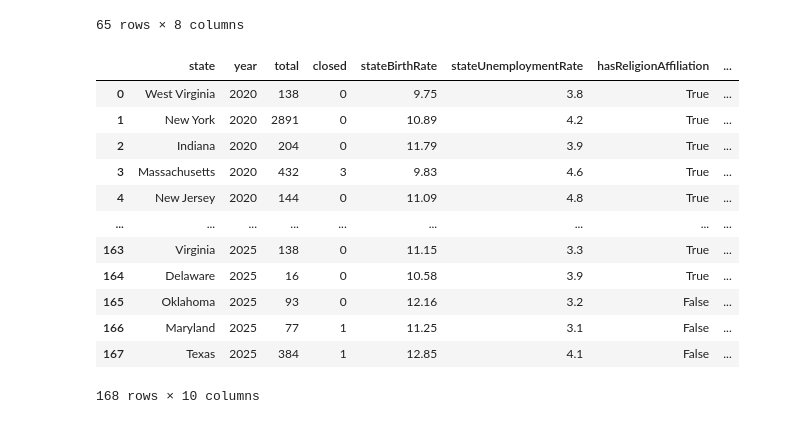
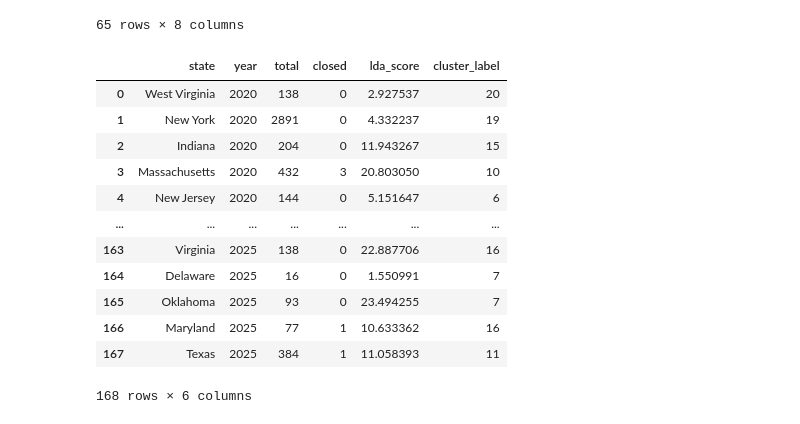
Before and after one commit to SepehrAkbari/enrollment-cliff, a Jupyter notebook: data/bhm_base3.ipynb, the cells around one changed output. Cells and saved outputs as stored; diff of their text form; code cells hidden in the pictures.

```diff
--- a/data/bhm_base3.ipynb
+++ b/data/bhm_base3.ipynb
@@ -76,52 +78,43 @@ lda_results
 # %%
 state_data = []
 for year in years:
     for state in states:
         state_df_temp = df[df['state'] == state]
         total = state_df_temp[f'totalByState_{year}'].sum()
         closed = state_df_temp[f'closedByState_{year}'].sum()
         if total > 0:
-            # Impute missing endowment with median
-            # endowment_median = state_df_temp['endowmentMedian'].replace(-1, state_df_temp['endowmentMedian'].median())
             lda_row = lda_results[lda_results['state'] == state].iloc[0]
-            lda_score = max(lda_row[['lda_class_0', 'lda_class_1', 'lda_class_2']].values)  # Adjust class names
+            lda_score = max(lda_row[['lda_class_0', 'lda_class_1', 'lda_class_2']].values)
             cluster_label = cluster_results[cluster_results['state'] == state]['cluster_label'].iloc[0]
             state_data.append({
                 'state': state,
                 'year': year,
                 'total': total,
                 'closed': closed,
-                # 'endowmentMedian': endowment_median.mean(),
-                'stateBirthRate': state_df_temp['stateBirthRate'].mean(),
-                'stateUnemploymentRate': state_df_temp['stateUnemploymentRate'].mean(),
-                'hasReligionAffiliation': state_df_temp['hasReligionAffiliation'].any(),
-                'locationType': state_df_temp['locationType'].mode()[0],
                 'lda_score': lda_score,
                 'cluster_label': cluster_label
             })
 
 state_df = pd.DataFrame(state_data)
 
-location_type_map = {loc: i for i, loc in enumerate(state_df['locationType'].unique())}
-location_type_idx = [location_type_map[loc] for loc in state_df['locationType']]
 cluster_map = {cl: i for i, cl in enumerate(sorted(state_df['cluster_label'].unique()))}
 cluster_idx = [cluster_map[cl] for cl in state_df['cluster_label']]
 
 state_df
 # %% [output]
-|  | state | year | total | closed | stateBirthRate | stateUnemploymentRate | hasReligionAffiliation | ... |
-| 0 | West Virginia | 2020 | 138 | 0 | 9.75 | 3.8 | True | ... |
-| 1 | New York | 2020 | 2891 | 0 | 10.89 | 4.2 | True | ... |
-| 2 | Indiana | 2020 | 204 | 0 | 11.79 | 3.9 | True | ... |
-| 3 | Massachusetts | 2020 | 432 | 3 | 9.83 | 4.6 | True | ... |
-| 4 | New Jersey | 2020 | 144 | 0 | 11.09 | 4.8 | True | ... |
-| ... | ... | ... | ... | ... | ... | ... | ... | ... |
-| 163 | Virginia | 2025 | 138 | 0 | 11.15 | 3.3 | True | ... |
-| 164 | Delaware | 2025 | 16 | 0 | 10.58 | 3.9 | True | ... |
-| 165 | Oklahoma | 2025 | 93 | 0 | 12.16 | 3.2 | False | ... |
-| 166 | Maryland | 2025 | 77 | 1 | 11.25 | 3.1 | False | ... |
-| 167 | Texas | 2025 | 384 | 1 | 12.85 | 4.1 | False | ... |
+|  | state | year | total | closed | lda_score | cluster_label |
+| 0 | West Virginia | 2020 | 138 | 0 | 2.927537 | 20 |
+| 1 | New York | 2020 | 2891 | 0 | 4.332237 | 19 |
+| 2 | Indiana | 2020 | 204 | 0 | 11.943267 | 15 |
+| 3 | Massachusetts | 2020 | 432 | 3 | 20.803050 | 10 |
+| 4 | New Jersey | 2020 | 144 | 0 | 5.151647 | 6 |
+| ... | ... | ... | ... | ... | ... | ... |
+| 163 | Virginia | 2025 | 138 | 0 | 22.887706 | 16 |
+| 164 | Delaware | 2025 | 16 | 0 | 1.550991 | 7 |
+| 165 | Oklahoma | 2025 | 93 | 0 | 23.494255 | 7 |
+| 166 | Maryland | 2025 | 77 | 1 | 10.633362 | 16 |
+| 167 | Texas | 2025 | 384 | 1 | 11.058393 | 11 |
-168 rows × 10 columns
+168 rows × 6 columns
 # %%
 with pt.config.change_flags(exception_verbosity='high'):
     with pm.Model() as model:
```
Also changed, not shown: parts of 9 cells of this notebook, 11 other files.
